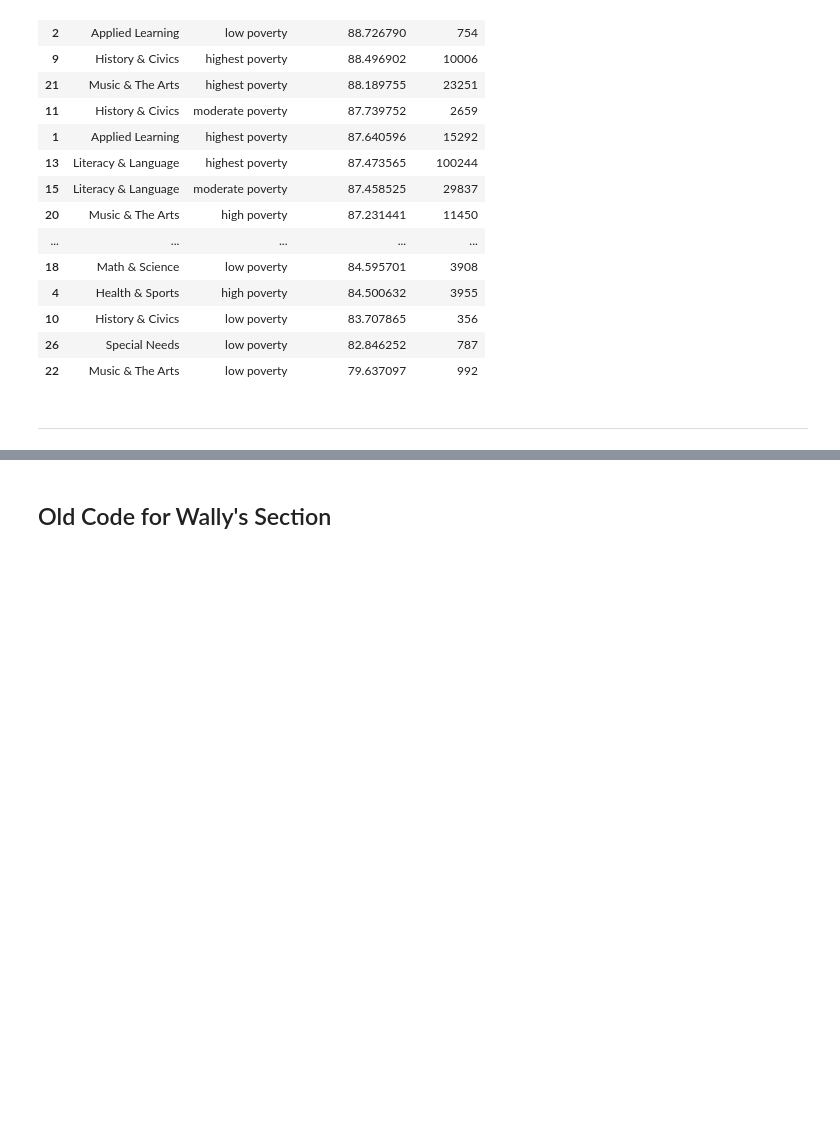
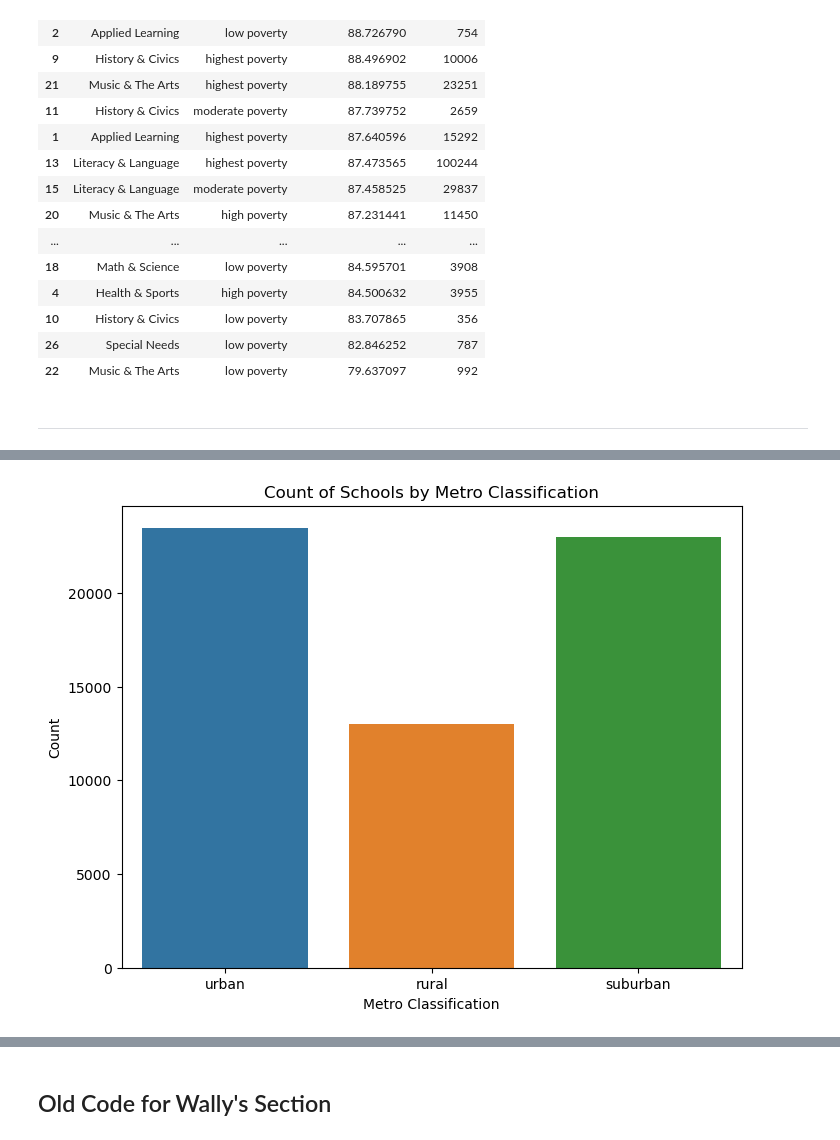
Before and after one commit to wallychang88/pythonforbusiness, a Jupyter notebook: Project_starterFile.ipynb, the cells around one changed output, grey strips where cells are left out. Drawn from its saved outputs; the diff is of its cells as text; code cells hidden in the pictures; blank space fills up the shorter version.

Commit message:
Old analysis of school.csv
Added old code, analysis of school dataset

```diff
--- a/Project_starterFile.ipynb
+++ b/Project_starterFile.ipynb
@@ -196,0 +223,3 @@ ________________________________________________________________________________
+# %%
+school = pd.read_csv('school.csv')
+school.head()
@@ -196,0 +299,9 @@ ________________________________________________________________________________
+# %%
+plt.figure(figsize=(8, 6))
+sns.countplot(data=school, x='metro')
+plt.title('Count of Schools by Metro Classification')
+plt.xlabel('Metro Classification')
+plt.ylabel('Count')
+plt.show()
+# %% [output]
+[figure, added]
```
Also changed, not shown: parts of 23 cells of this notebook.
